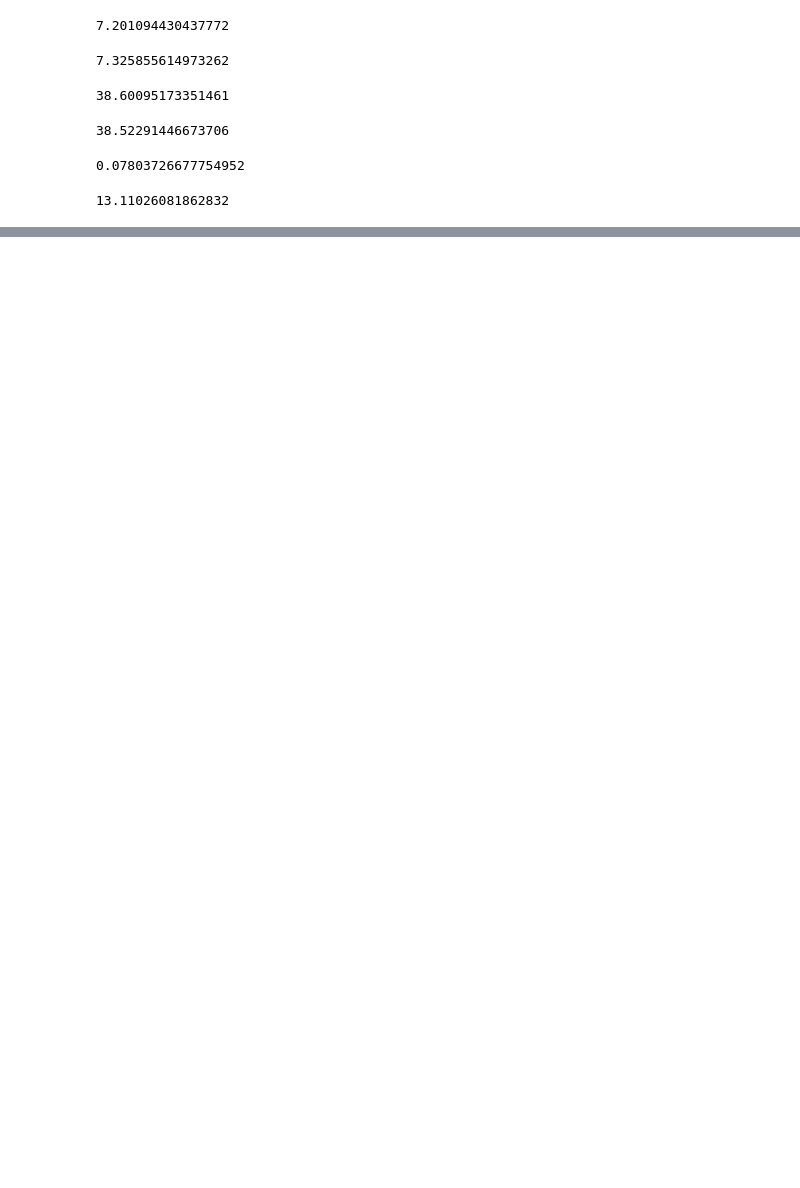
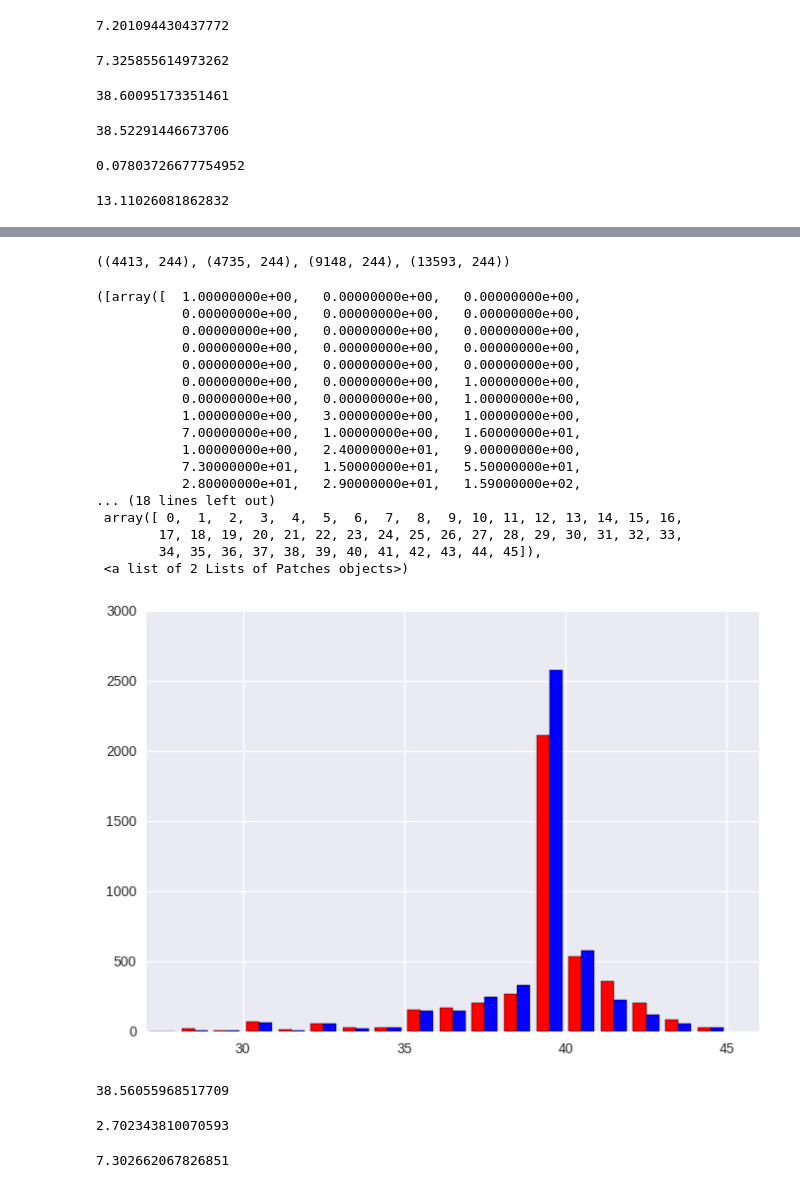
Before and after one commit to rakesh-malviya/ThinkStats2, a Jupyter notebook: contrib/chap01ex.ipynb, the cells around one changed output, grey strips where cells are left out. Saved outputs shown, nothing was run; the diff lists cells and outputs as text; code cells hidden in the pictures; blank space fills up the shorter version.

```diff
--- a/contrib/chap01ex.ipynb
+++ b/contrib/chap01ex.ipynb
@@ -214,0 +257,41 @@ diff*7*24
+# %%
+first_live =live[live.birthord == 1]
+others_live =live[live.birthord != 1]
+# %%
+first_live.shape,others_live.shape,live.shape,preg.shape
+# %% [output]
+((4413, 244), (4735, 244), (9148, 244), (13593, 244))
+# %%
+plt.xlim(27,46)
+plt.hist([first_live.prglngth,others_live.prglngth],bins=list(range(46)),color=['r','b'])
+# %% [output]
+([array([  1.00000000e+00,   0.00000000e+00,   0.00000000e+00,
+           0.00000000e+00,   0.00000000e+00,   0.00000000e+00,
+           0.00000000e+00,   0.00000000e+00,   0.00000000e+00,
+           0.00000000e+00,   0.00000000e+00,   0.00000000e+00,
+           0.00000000e+00,   0.00000000e+00,   0.00000000e+00,
+           0.00000000e+00,   0.00000000e+00,   1.00000000e+00,
+           0.00000000e+00,   0.00000000e+00,   1.00000000e+00,
+           1.00000000e+00,   3.00000000e+00,   1.00000000e+00,
+           7.00000000e+00,   1.00000000e+00,   1.60000000e+01,
+           1.00000000e+00,   2.40000000e+01,   9.00000000e+00,
+           7.30000000e+01,   1.50000000e+01,   5.50000000e+01,
+           2.80000000e+01,   2.90000000e+01,   1.59000000e+02,
+... (18 lines left out)
+ array([ 0,  1,  2,  3,  4,  5,  6,  7,  8,  9, 10, 11, 12, 13, 14, 15, 16,
+        17, 18, 19, 20, 21, 22, 23, 24, 25, 26, 27, 28, 29, 30, 31, 32, 33,
+        34, 35, 36, 37, 38, 39, 40, 41, 42, 43, 44, 45]),
+ <a list of 2 Lists of Patches objects>)
+[figure, added]
+# %%
+live.prglngth.mean()
+# %% [output]
+38.56055968517709
+# %%
+live.prglngth.std()
+# %% [output]
+2.702343810070593
+# %%
+live.prglngth.var()
+# %% [output]
+7.302662067826851
```
Also changed, not shown: parts of 6 cells of this notebook, 1 other file.
